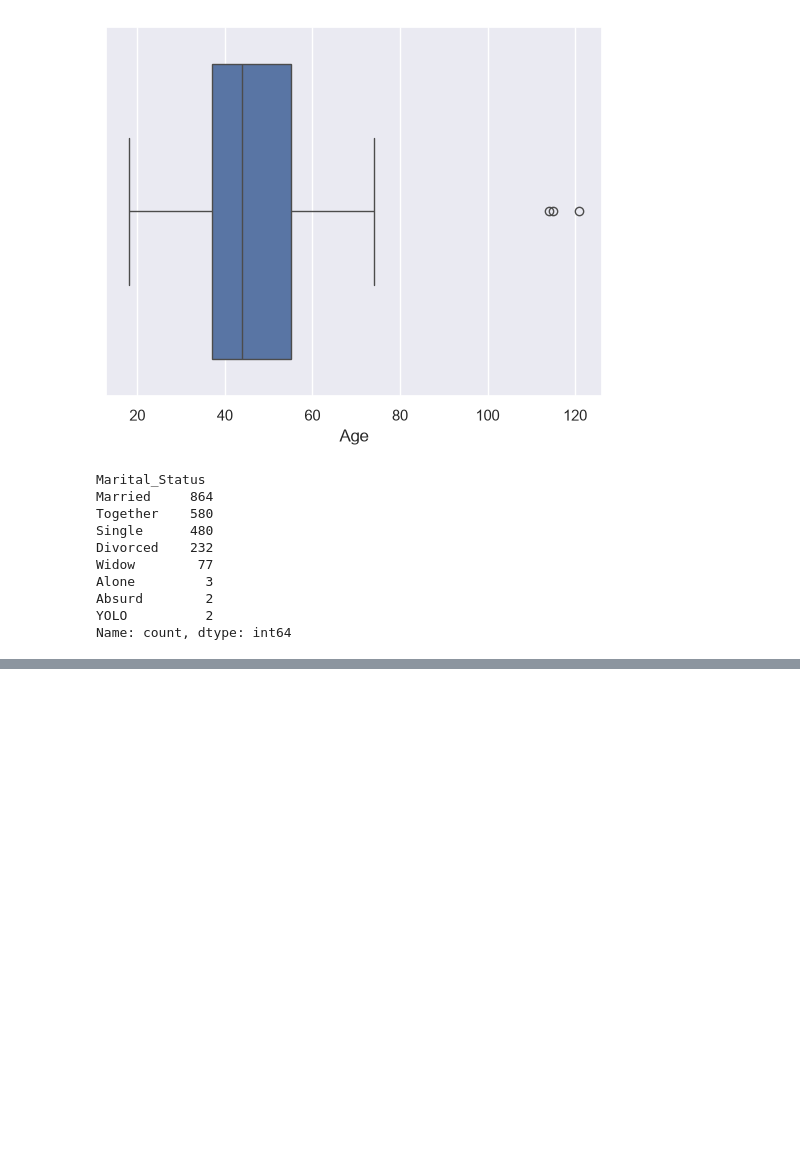
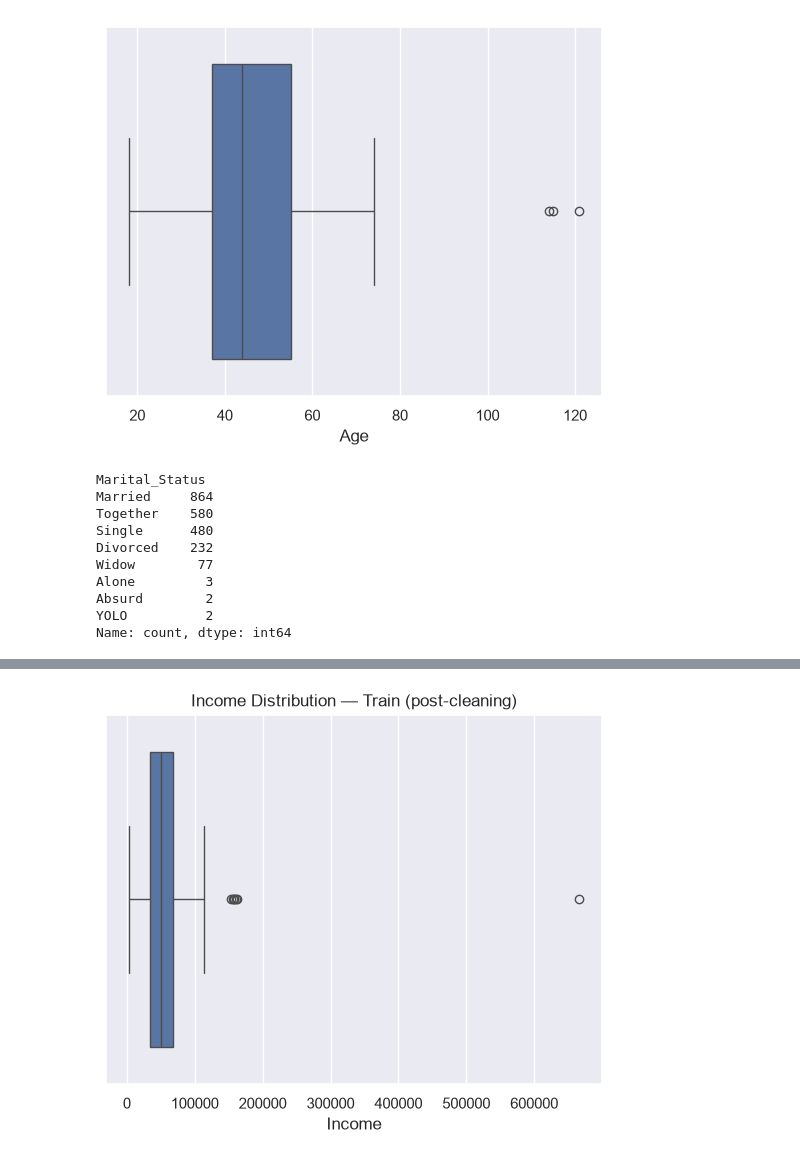
Before and after one commit to xuenlynn/reverie_datathon, a Jupyter notebook: eda/01_eda.ipynb, the cells around one changed output, grey strips where cells are left out. Cells and saved outputs as stored; diff of their text form; code cells hidden in the pictures; blank space fills up the shorter version.

```diff
--- a/eda/01_eda.ipynb
+++ b/eda/01_eda.ipynb
@@ -188,0 +177,6 @@ Rows removed:     11 (0.5%)
+# %%
+sns.boxplot(x=df_train['Income'])
+plt.title('Income Distribution — Train (post-cleaning)')
+plt.show()
+# %% [output]
+[figure, added]
```
Also changed, not shown: parts of 12 cells of this notebook, 6 other files.
